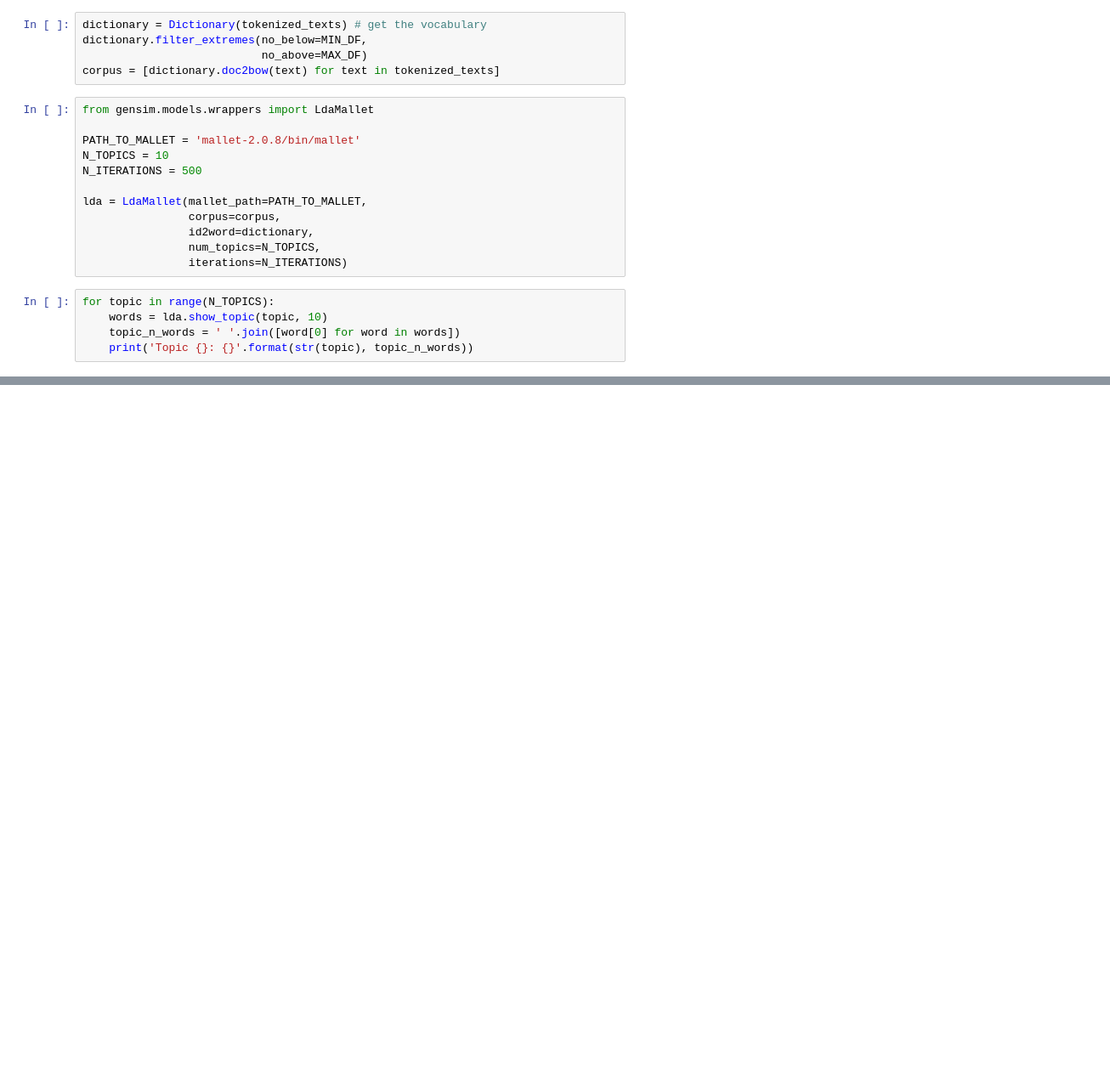
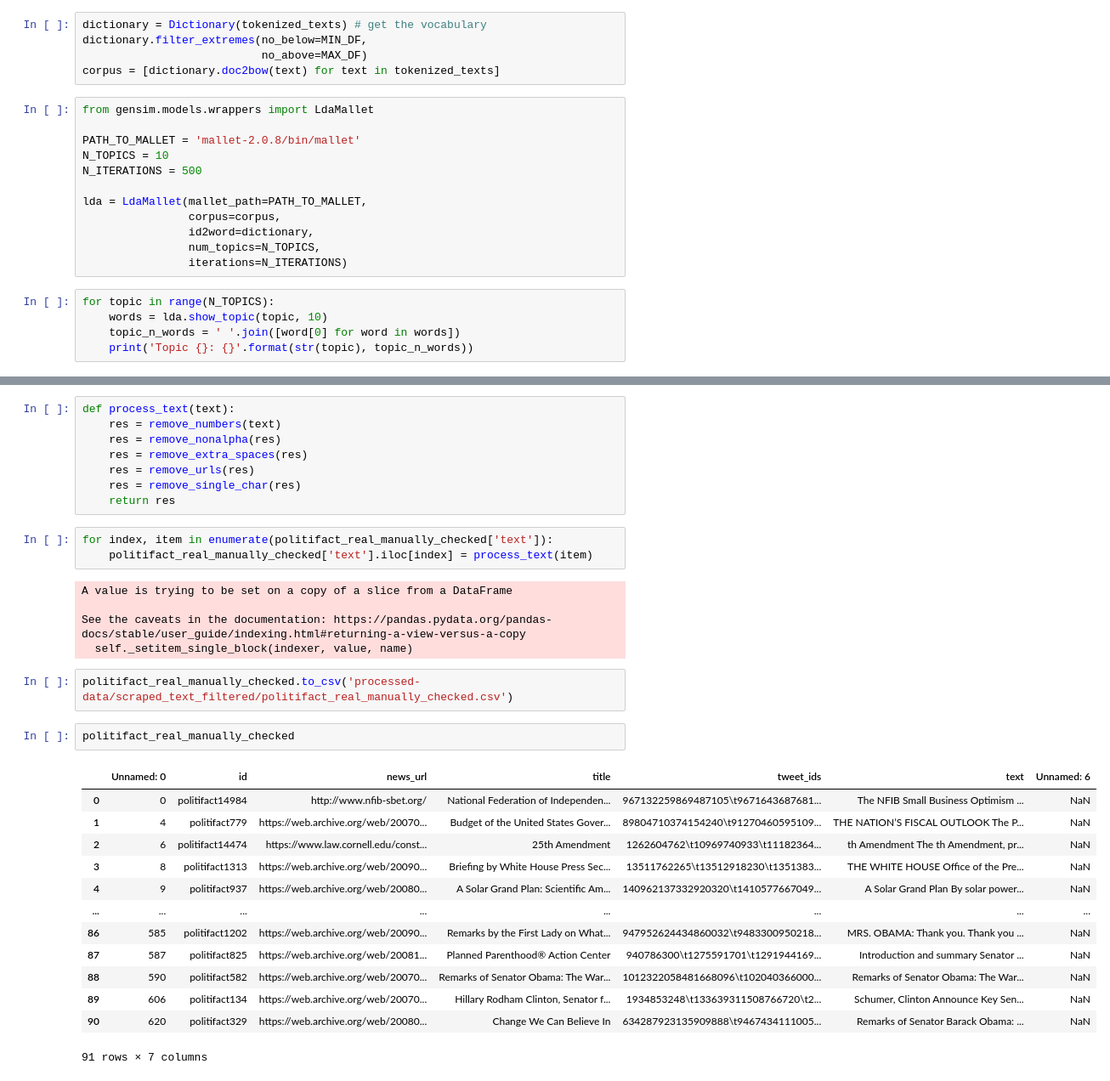
Before and after one commit to vtrikoupis/masters-thesis, a Jupyter notebook: topic_modeling.ipynb, the cells around one changed output, grey strips where cells are left out. Shown: that part at 85% size. Cells and saved outputs as stored; diff of their text form; blank space fills up the shorter version.

Commit message:
pushing latest updates in processing to work on gensim on linux

```diff
--- a/topic_modeling.ipynb
+++ b/topic_modeling.ipynb
@@ -30,0 +57,34 @@ for topic in range(N_TOPICS):
+# %%
+def process_text(text):
+    res = remove_numbers(text)
+    res = remove_nonalpha(res)
+    res = remove_extra_spaces(res)
+    res = remove_urls(res)
+    res = remove_single_char(res)
+    return res
+# %%
+for index, item in enumerate(politifact_real_manually_checked['text']):
+    politifact_real_manually_checked['text'].iloc[index] = process_text(item)
+# %% [output]
+A value is trying to be set on a copy of a slice from a DataFrame
+
+See the caveats in the documentation: https://pandas.pydata.org/pandas-docs/stable/user_guide/indexing.html#returning-a-view-versus-a-copy
+  self._setitem_single_block(indexer, value, name)
+# %%
+politifact_real_manually_checked.to_csv('processed-data/scraped_text_filtered/politifact_real_manually_checked.csv')
+# %%
+politifact_real_manually_checked
+# %% [output]
+|  | Unnamed: 0 | id | news_url | title | tweet_ids | text | Unnamed: 6 |
+| 0 | 0 | politifact14984 | http://www.nfib-sbet.org/ | National Federation of Independen... | 967132259869487105\t9671643687681... | The NFIB Small Business Optimism ... | NaN |
+| 1 | 4 | politifact779 | https://web.archive.org/web/20070... | Budget of the United States Gover... | 89804710374154240\t91270460595109... | THE NATION’S FISCAL OUTLOOK The P... | NaN |
+| 2 | 6 | politifact14474 | https://www.law.cornell.edu/const... | 25th Amendment | 1262604762\t10969740933\t11182364... | th Amendment The th Amendment, pr... | NaN |
+| 3 | 8 | politifact1313 | https://web.archive.org/web/20090... | Briefing by White House Press Sec... | 13511762265\t13512918230\t1351383... | THE WHITE HOUSE Office of the Pre... | NaN |
+| 4 | 9 | politifact937 | https://web.archive.org/web/20080... | A Solar Grand Plan: Scientific Am... | 140962137332920320\t1410577667049... | A Solar Grand Plan By solar power... | NaN |
+| ... | ... | ... | ... | ... | ... | ... | ... |
+| 86 | 585 | politifact1202 | https://web.archive.org/web/20090... | Remarks by the First Lady on What... | 947952624434860032\t9483300950218... | MRS. OBAMA: Thank you. Thank you ... | NaN |
+| 87 | 587 | politifact825 | https://web.archive.org/web/20081... | Planned Parenthood® Action Center | 940786300\t1275591701\t1291944169... | Introduction and summary Senator ... | NaN |
+| 88 | 590 | politifact582 | https://web.archive.org/web/20070... | Remarks of Senator Obama: The War... | 1012322058481668096\t102040366000... | Remarks of Senator Obama: The War... | NaN |
+| 89 | 606 | politifact134 | https://web.archive.org/web/20070... | Hillary Rodham Clinton, Senator f... | 1934853248\t133639311508766720\t2... | Schumer, Clinton Announce Key Sen... | NaN |
+| 90 | 620 | politifact329 | https://web.archive.org/web/20080... | Change We Can Believe In | 634287923135909888\t9467434111005... | Remarks of Senator Barack Obama: ... | NaN |
+91 rows × 7 columns
```
Also changed, not shown: parts of 6 cells of this notebook, 3 other files.
